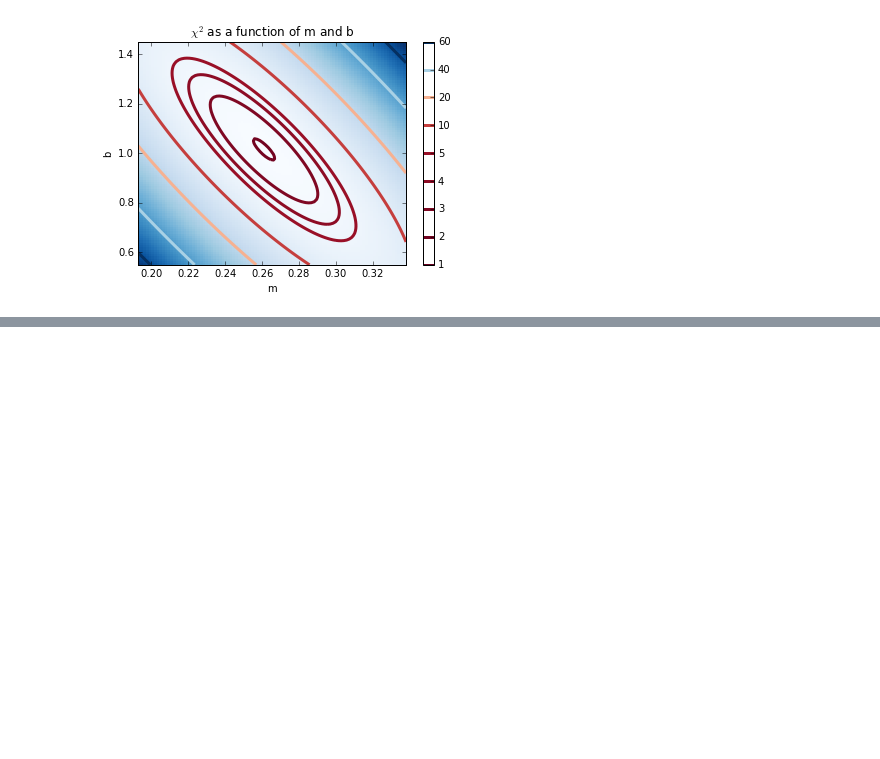
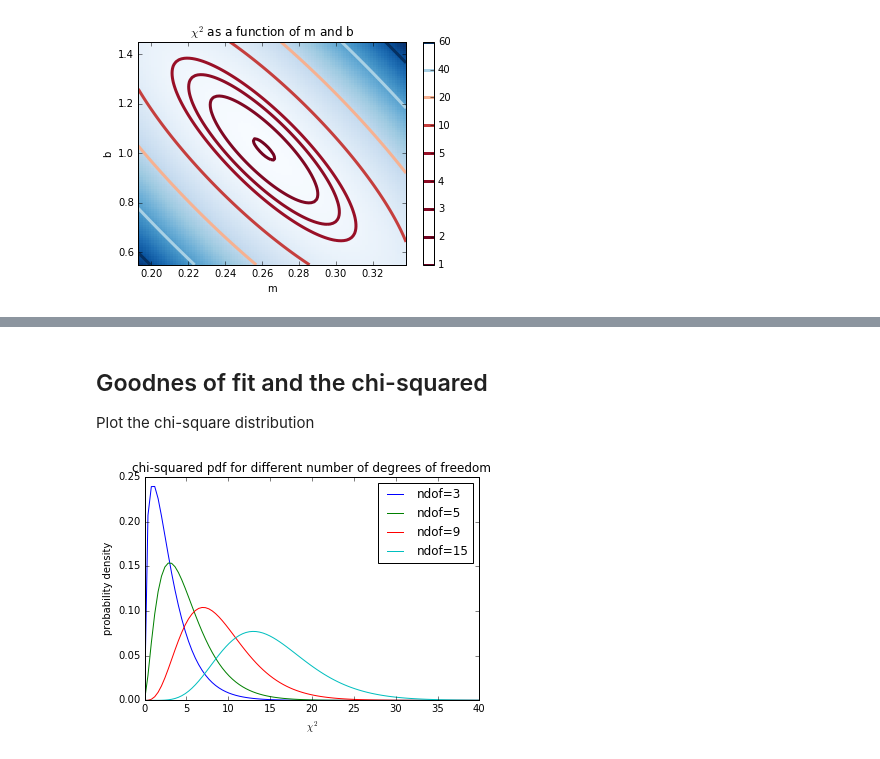
Before and after one commit to OSTP/DataAndErrorAnalysis, a Jupyter notebook: notebooks/Chapter8_Statistics_ModelData.ipynb, the cells around one changed output, grey strips where cells are left out. Cells and saved outputs as stored; diff of their text form; code cells hidden in the pictures; blank space fills up the shorter version.

```diff
--- a/notebooks/Chapter8_Statistics_ModelData.ipynb
+++ b/notebooks/Chapter8_Statistics_ModelData.ipynb
@@ -165,0 +314,20 @@ pl.show()
+# %% [markdown]
+## Goodnes of fit and the chi-squared
+Plot the chi-square distribution
+# %%
+import scipy.stats as stats
+
+xi=np.linspace(0,40,100)
+
+pl.plot(xi,stats.chi2.pdf(xi,3), label="ndof=3")
+pl.plot(xi,stats.chi2.pdf(xi,5), label="ndof=5")
+pl.plot(xi,stats.chi2.pdf(xi,9), label="ndof=9")
+pl.plot(xi,stats.chi2.pdf(xi,15), label="ndof=15")
+
+pl.xlabel('$\chi^2$')
+pl.ylabel('probability density')
+pl.title('chi-squared pdf for different number of degrees of freedom')
+pl.legend(loc='best')
+pl.show()
+# %% [output]
+[figure, added]
```
Also changed, not shown: parts of 16 cells of this notebook, 21 other files.
